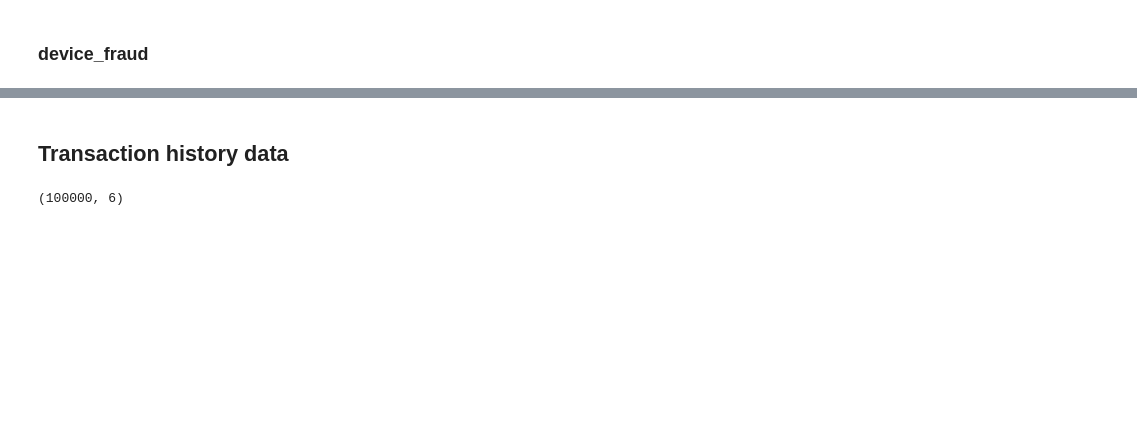
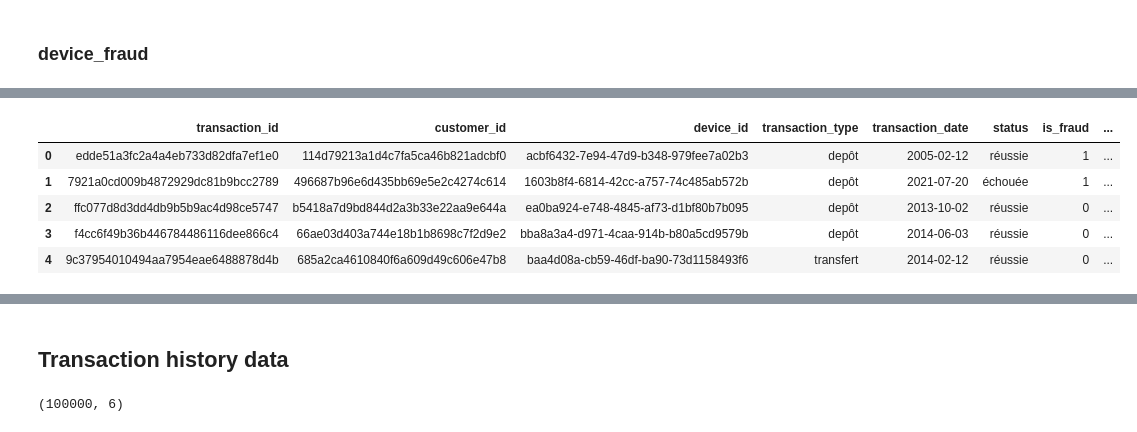
Before and after one commit to Anaaurelle237/AI_Summer_projet_8, a Jupyter notebook: notebooks/create_table.ipynb, the cells around one changed output, grey strips where cells are left out. Saved outputs shown, nothing was run; the diff lists cells and outputs as text; code cells hidden in the pictures; blank space fills up the shorter version.

```diff
--- a/notebooks/create_table.ipynb
+++ b/notebooks/create_table.ipynb
@@ -460,0 +499,10 @@ transaction_df_final.head()
+# %%
+transaction_df_final = pd.concat([transaction_df_1, transaction_df_2, transaction_df_3])
+transaction_df_final.head()
+# %% [output]
+|  | transaction_id | customer_id | device_id | transaction_type | transaction_date | status | is_fraud | ... |
+| 0 | edde51a3fc2a4a4eb733d82dfa7ef1e0 | 114d79213a1d4c7fa5ca46b821adcbf0 | acbf6432-7e94-47d9-b348-979fee7a02b3 | depôt | 2005-02-12 | réussie | 1 | ... |
+| 1 | 7921a0cd009b4872929dc81b9bcc2789 | 496687b96e6d435bb69e5e2c4274c614 | 1603b8f4-6814-42cc-a757-74c485ab572b | depôt | 2021-07-20 | échouée | 1 | ... |
+| 2 | ffc077d8d3dd4db9b5b9ac4d98ce5747 | b5418a7d9bd844d2a3b33e22aa9e644a | ea0ba924-e748-4845-af73-d1bf80b7b095 | depôt | 2013-10-02 | réussie | 0 | ... |
+| 3 | f4cc6f49b36b446784486116dee866c4 | 66ae03d403a744e18b1b8698c7f2d9e2 | bba8a3a4-d971-4caa-914b-b80a5cd9579b | depôt | 2014-06-03 | réussie | 0 | ... |
+| 4 | 9c37954010494aa7954eae6488878d4b | 685a2ca4610840f6a609d49c606e47b8 | baa4d08a-cb59-46df-ba90-73d1158493f6 | transfert | 2014-02-12 | réussie | 0 | ... |
```
Also changed, not shown: parts of 23 cells of this notebook, 2 other files.
